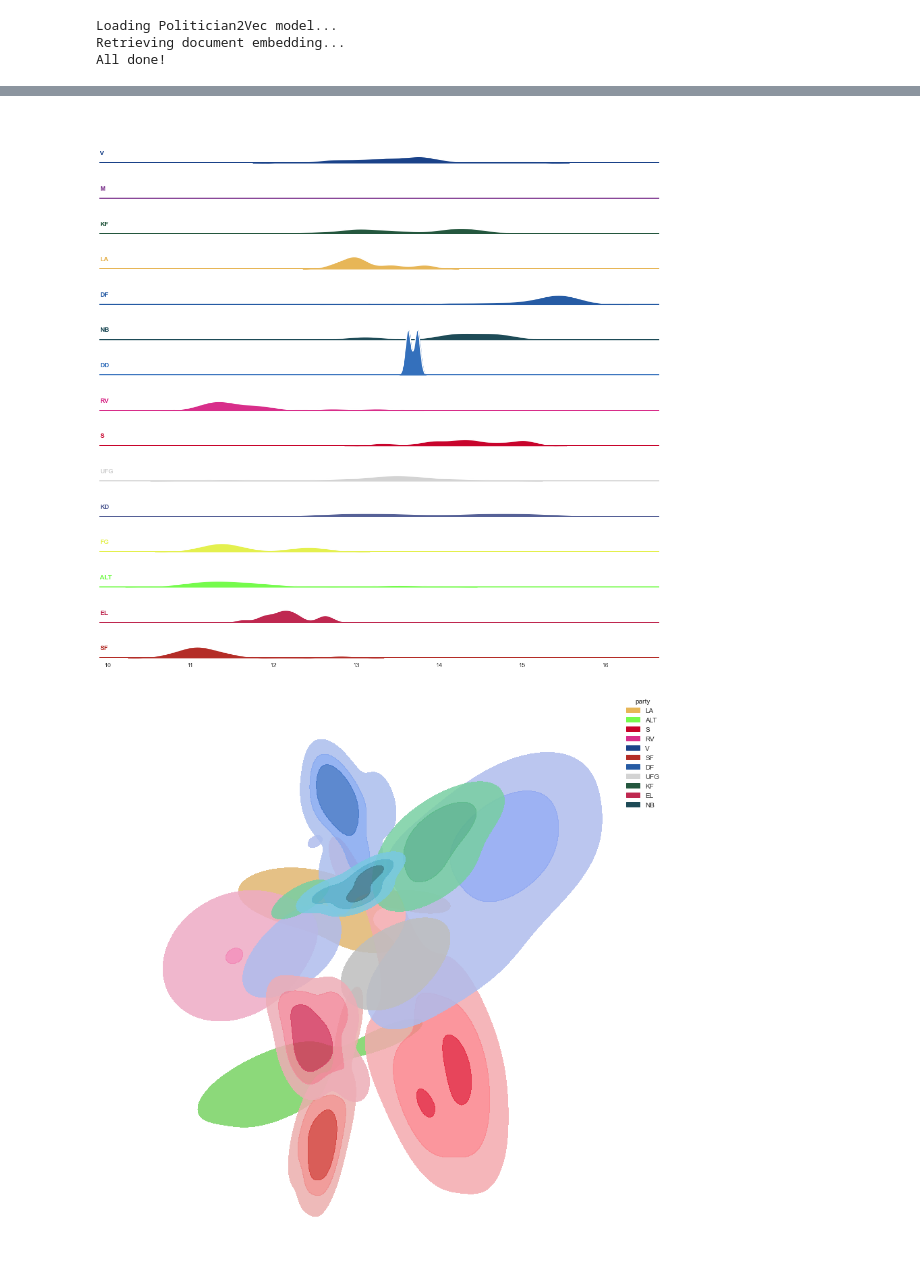
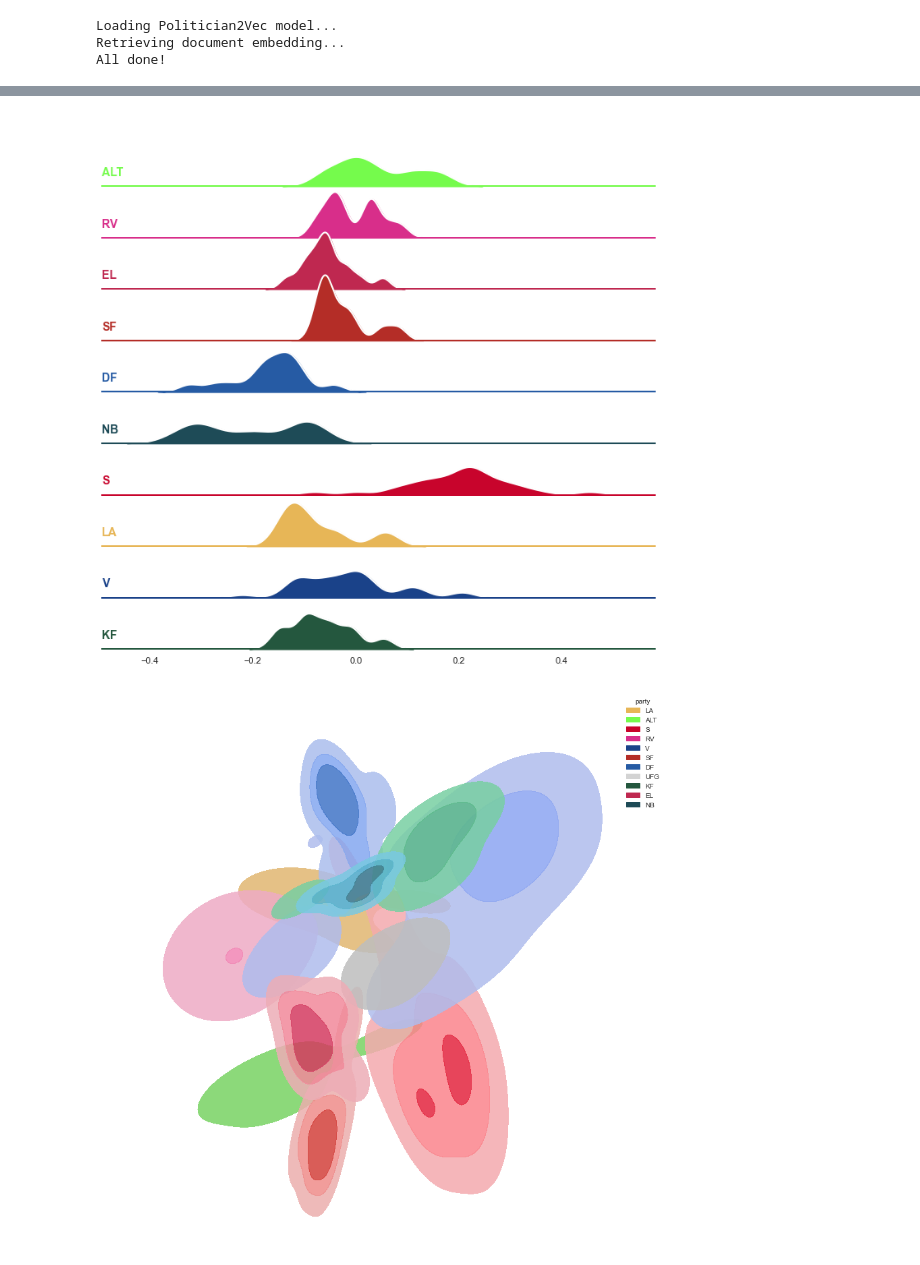
Before and after one commit to mathiasbruun/DCPA, a Jupyter notebook: validate_embeddings.ipynb, the cells around one changed output, grey strips where cells are left out. Drawn from its saved outputs; the diff is of its cells as text; code cells hidden in the pictures.

Commit message:
demonstration of embedding validation and construction of theoretically founded semantic dimensions

```diff
--- a/validate_embeddings.ipynb
+++ b/validate_embeddings.ipynb
@@ -74,11 +164,24 @@ colormap = {
 }
 # %%
 docvecs = pol2vec_model.document_vectors
+# %%
+pca = PCA(n_components=2)
+# %%
+mapper = pca.fit_transform(
+    docvecs
+)
+
+grouped_docs['x'] = mapper.T[0]
+grouped_docs['y'] = mapper.T[1]
 # %%
 mapper = umap.UMAP(
     n_neighbors=15,
     metric='cosine',
-    n_components=2
+    n_components=3
     ).fit(
         docvecs
     )
+
+grouped_docs['x'] = mapper.embedding_.T[0]
+grouped_docs['y'] = mapper.embedding_.T[1]
+grouped_docs['y'] = mapper.embedding_.T[2]
@@ -90,4 +190,2 @@ parties_to_remove = [] #'M', 'KD', 'DD', 'FG'
 
 plot_docs = grouped_docs.loc[~grouped_docs['party'].isin(parties_to_remove)]
-# %%
-plot_docs = plot_docs.groupby('party')['y'].agg('mean')
@@ -104,38 +215,38 @@ Name: y, dtype: float32
 # %%
 sns.set_theme(style="white", rc={"axes.facecolor": (0, 0, 0, 0)})
 
 # Initialize the FacetGrid object
 pal = sns.cubehelix_palette(10, start=1, rot=-.25, light=.7)
-g = sns.FacetGrid(plot_docs, row="party", hue="party", aspect=15, height=1, palette=colormap)
+g = sns.FacetGrid(plot_docs, row="party", hue="party", aspect=10, height=1, palette=colormap)
 
 # Draw the densities in a few steps
-g.map(sns.kdeplot, "y",
+g.map(sns.kdeplot, "z",
       bw_adjust=.5, clip_on=False,
       fill=True, alpha=1, linewidth=1.5)
-g.map(sns.kdeplot, "y", clip_on=False, color="w", lw=2, bw_adjust=.5)
+g.map(sns.kdeplot, "z", clip_on=False, color="w", lw=2, bw_adjust=.5)
 
 # passing color=None to refline() uses the hue mapping
 # g.refline(y=0, linewidth=2, linestyle="-", color=None, clip_on=False)
 g.map(plt.axhline, y=0, linewidth=2, linestyle="-", color=None, clip_on=False)
 
 # Define and use a simple function to label the plot in axes coordinates
 def label(x, color, label):
     ax = plt.gca()
-    ax.text(0, .2, label, fontweight="bold", color=color,
+    ax.text(0, .2, label, fontweight="bold", size = 14, color=color,
             ha="left", va="center", transform=ax.transAxes)
 
-g.map(label, "y")
+g.map(label, "z")
 
 # Set the subplots to overlap
 g.fig.subplots_adjust(hspace=-.25)
 
 # Remove axes details that don't play well with overlap
 g.set_titles("")
 g.set(yticks=[], xlabel="", ylabel="")
 g.despine(bottom=True, left=True)
 plt.show()
 # %% [output]
-[figure, old version]
+[figure, new version]
 # %%
 fig, ax = plt.subplots(figsize = (15,15))
 
```
Also changed, not shown: parts of 9 cells of this notebook, 1 other file.
